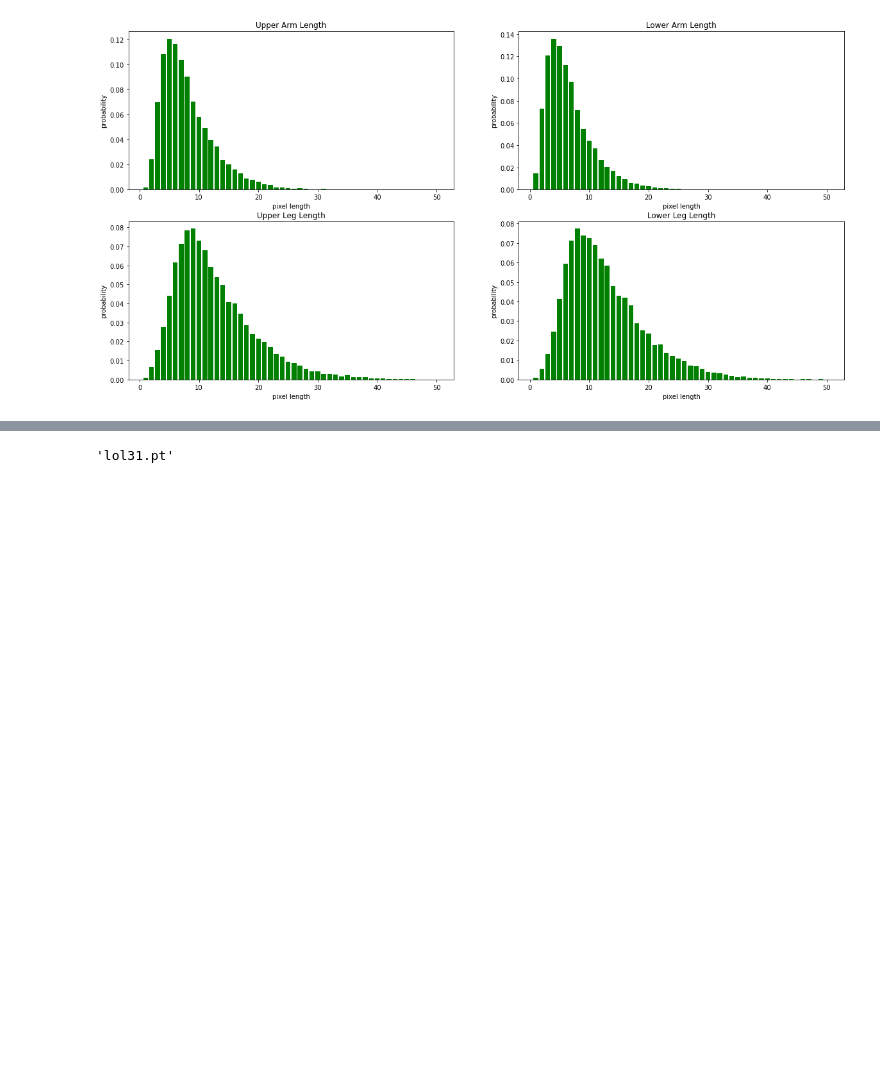
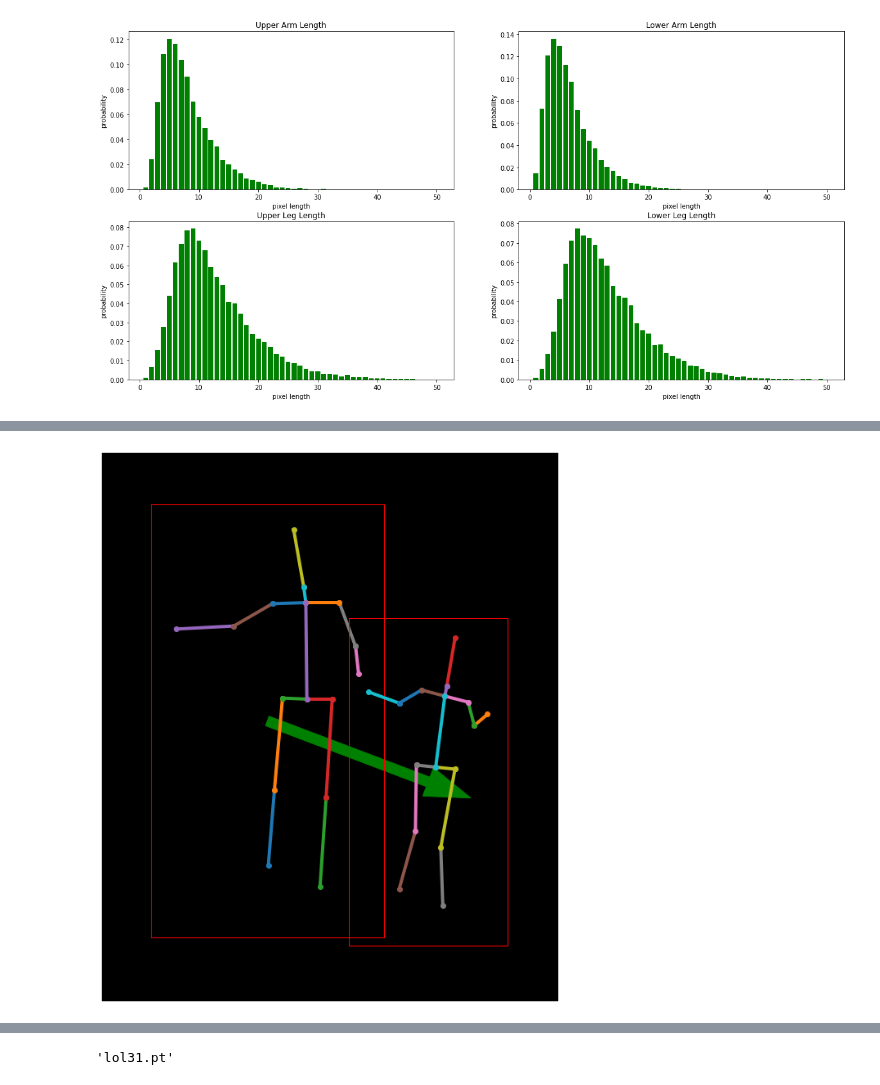
Before and after one commit to antduru/PoseDetection, a Jupyter notebook: graph_producer.ipynb, the cells around one changed output, grey strips where cells are left out. Drawn from its saved outputs; the diff is of its cells as text; code cells hidden in the pictures; blank space fills up the shorter version.

```diff
--- a/graph_producer.ipynb
+++ b/graph_producer.ipynb
@@ -168,0 +165,84 @@ plt.plot(a)
+# %%
+
+
+def present_body_parts_v2(image_array, image_object, joint_dict, title, draw_head=True, draw_vector=False, draw_bbox=False, draw_pose=True):
+    plt.figure(figsize=(10, 20))
+    plt.axis('off')
+    plt.xlim(250, 700)
+    zeros = np.zeros(image_array.shape)
+    plt.imshow(zeros)
+#     plt.imshow(image_array)
+#     plt.title(title)
+
+    for person in image_object['people']:
+        joint_list = person['joints']
+        joint_map = {}
+        for k in joint_dict:
+            joint_temp = get_joint(joint_dict[k], joint_list)
+            if not joint_temp:
+                joint_map[k] = None
+            else:
+                joint_map[k] = (joint_temp['x'], joint_temp['y'])
+        if draw_pose:
+            # legs
+            plot_line(joint_map['r_ankle'], joint_map['r_knee'])
+            plot_line(joint_map['r_knee'], joint_map['r_hip'])
+            plot_line(joint_map['l_ankle'], joint_map['l_knee'])
+            plot_line(joint_map['l_knee'], joint_map['l_hip'])
+            # arms
+            plot_line(joint_map['r_wrist'], joint_map['r_elbow'])
+            plot_line(joint_map['r_elbow'], joint_map['r_shoulder'])
+            plot_line(joint_map['l_wrist'], joint_map['l_elbow'])
+            plot_line(joint_map['l_elbow'], joint_map['l_shoulder'])
+            # head
+            plot_line(joint_map['upper_neck'], joint_map['head_top'])
+            plot_line(joint_map['upper_neck'], joint_map['thorax'])
+            # body
+            plot_line(joint_map['r_shoulder'], joint_map['thorax'])
+            plot_line(joint_map['l_shoulder'], joint_map['thorax'])
+            plot_line(joint_map['r_hip'], joint_map['pelvis'])
+            plot_line(joint_map['l_hip'], joint_map['pelvis'])
+            plot_line(joint_map['thorax'], joint_map['pelvis'])
+
+#         if not 'head_coordinates' in person: continue
+
+        person_head = person['head_coordinates']
+        x1 = person_head['x1']
+        y1 = person_head['y1']
+        x2 = person_head['x2']
+        y2 = person_head['y2']
+
+        if draw_head:
+            plot_rect(x1, y1, x2, y2) # draw head
+
+        if draw_bbox:
+            draw_person_rect(joint_list, person_head, image_object['image_shape']) # draw body
+
+    if len(image_object['people']) == 2 and draw_vector:
+        person_boxes1 = image_object['people'][0]['bbox']
+        person_boxes2 = image_object['people'][1]['bbox']
+
+        x1 = (person_boxes1['x1'] + person_boxes1['x2']) / 2
+        y1 = (person_boxes1['y1'] + person_boxes1['y2']) / 2
+        x2 = (person_boxes2['x1'] + person_boxes2['x2']) / 2
+        y2 = (person_boxes2['y1'] + person_boxes2['y2']) / 2
+
+        args = (x1, y1, x2-x1, y2-y1)
+
+        plt.arrow(*args, width=10, color='g')
+        print(args)
+
+
+    plt.show()
+
+def show_image_v2(image_object, images_path):
+    image_name = image_object['image_name']
+    image_array = np.array(Image.open(os.path.join(images_path, image_name)))
+
+    present_body_parts_v2(image_array, image_object, joint_dict, f'Annotation of {image_name}',\
+                      draw_head=False, draw_bbox=True, draw_pose=True, draw_vector=True)
+
+#     print(json.dumps(image_object, indent=1))
+
+show_image_v2(json_list[53], images_path)
+# %% [output]
@@ -168,0 +250 @@ plt.plot(a)
+[figure, added]
```
Also changed, not shown: parts of 6 cells of this notebook, 3 other files.
